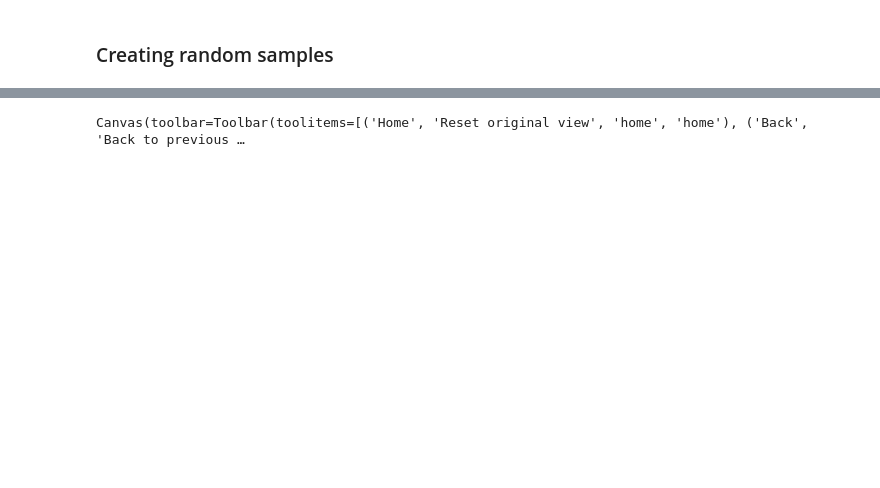
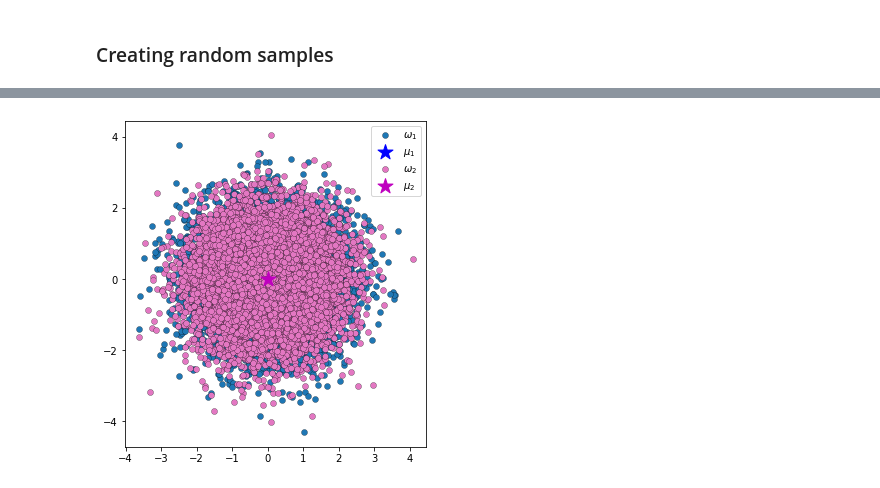
Before and after one commit to tmwatchanan/pattern-recognition, a Jupyter notebook: miniproject_2.ipynb, the cells around one changed output, grey strips where cells are left out. Cells and saved outputs as stored; diff of their text form; code cells hidden in the pictures; blank space fills up the shorter version.

```diff
--- a/miniproject_2.ipynb
+++ b/miniproject_2.ipynb
@@ -412,11 +362,6 @@ def angle(vector_1, vector_2):
 # %%
-def gaussian_random(mean, cov, size):
-    samples = np.random.normal(loc=0.0, scale=1.0, size=size)
-    return (cov @ samples).T + mean
-
-N = 1000
+N = 10000
 
 samples = np.zeros((C, N, d))
 for c in range(C):
     samples[c] = gaussian_random(mean=[0, 0], cov=np.identity(C), size=(C, N))
-# samples = np.random.multivariate_normal(mean=[0, 0], cov=np.identity(2), size=(2, 1000))
@@ -423,13 +461,13 @@ for c in range(C):
 # %%
 fig = plt.figure(figsize=(12, 6))
 ax = fig.add_subplot(111)
 sample_colors = ("tab:blue", "tab:pink")
 mean_colors = ("b", "m")
 for c in range(C):
-    ax.scatter(samples[c, :, 0], samples[c, :, 1], label=f"$\omega_{c+1}$", c=sample_colors[c])
-#     ax.scatter(means[c, 0], means[c, 1], marker="*", s=250, label=f"$\mu_{c+1}$", c=mean_colors[c])
+    ax.scatter(samples[c, :, 0], samples[c, :, 1], label=f"$\omega_{c+1}$", c=sample_colors[c], linewidth=.25, edgecolor="black")
+    ax.scatter(0, 0, marker="*", s=250, label=f"$\mu_{c+1}$", c=mean_colors[c])
 ax.set_aspect(1)
 ax.legend()
 plt.show()
 # %% [output]
-Canvas(toolbar=Toolbar(toolitems=[('Home', 'Reset original view', 'home', 'home'), ('Back', 'Back to previous …
+[figure, added]
```
Also changed, not shown: parts of 127 cells of this notebook.
